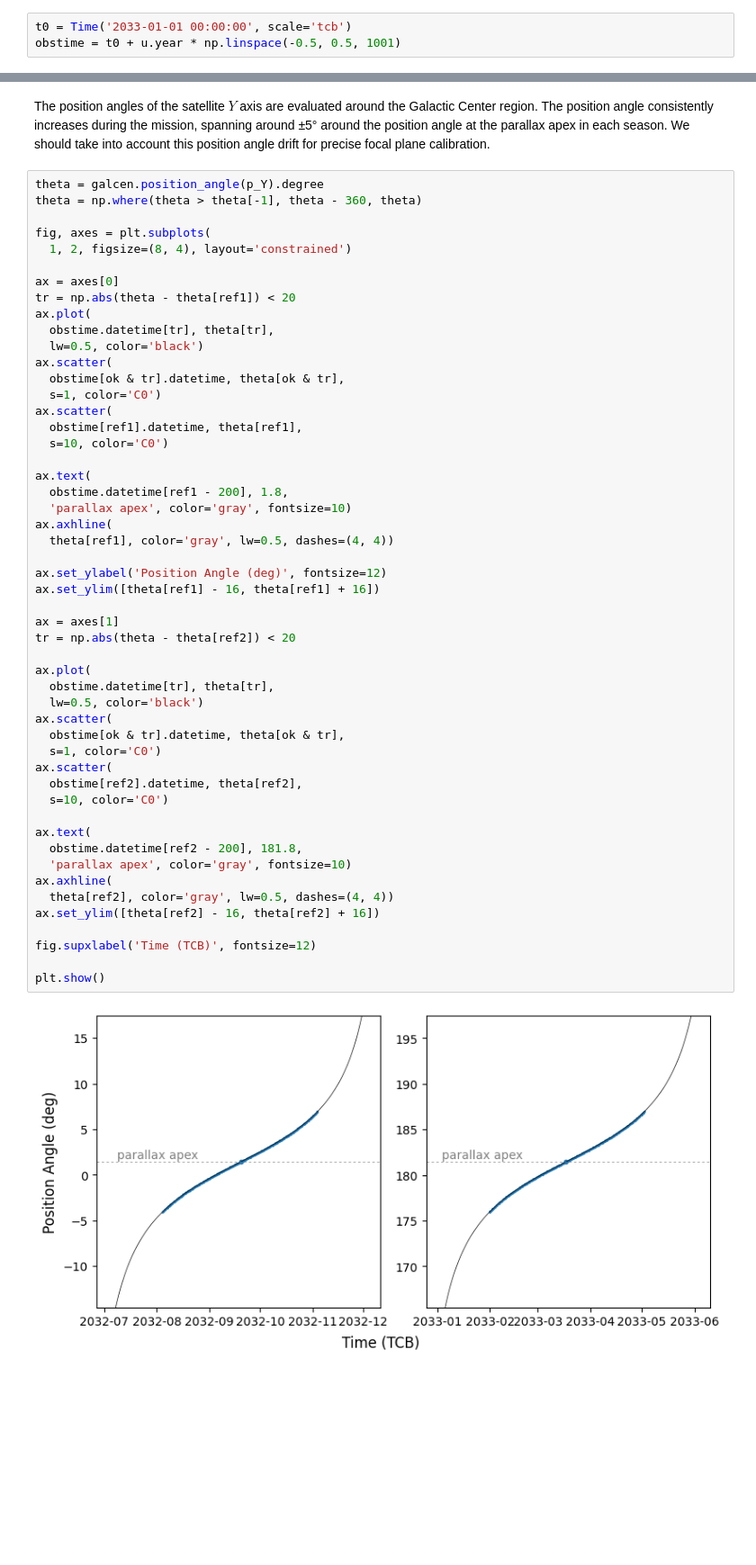
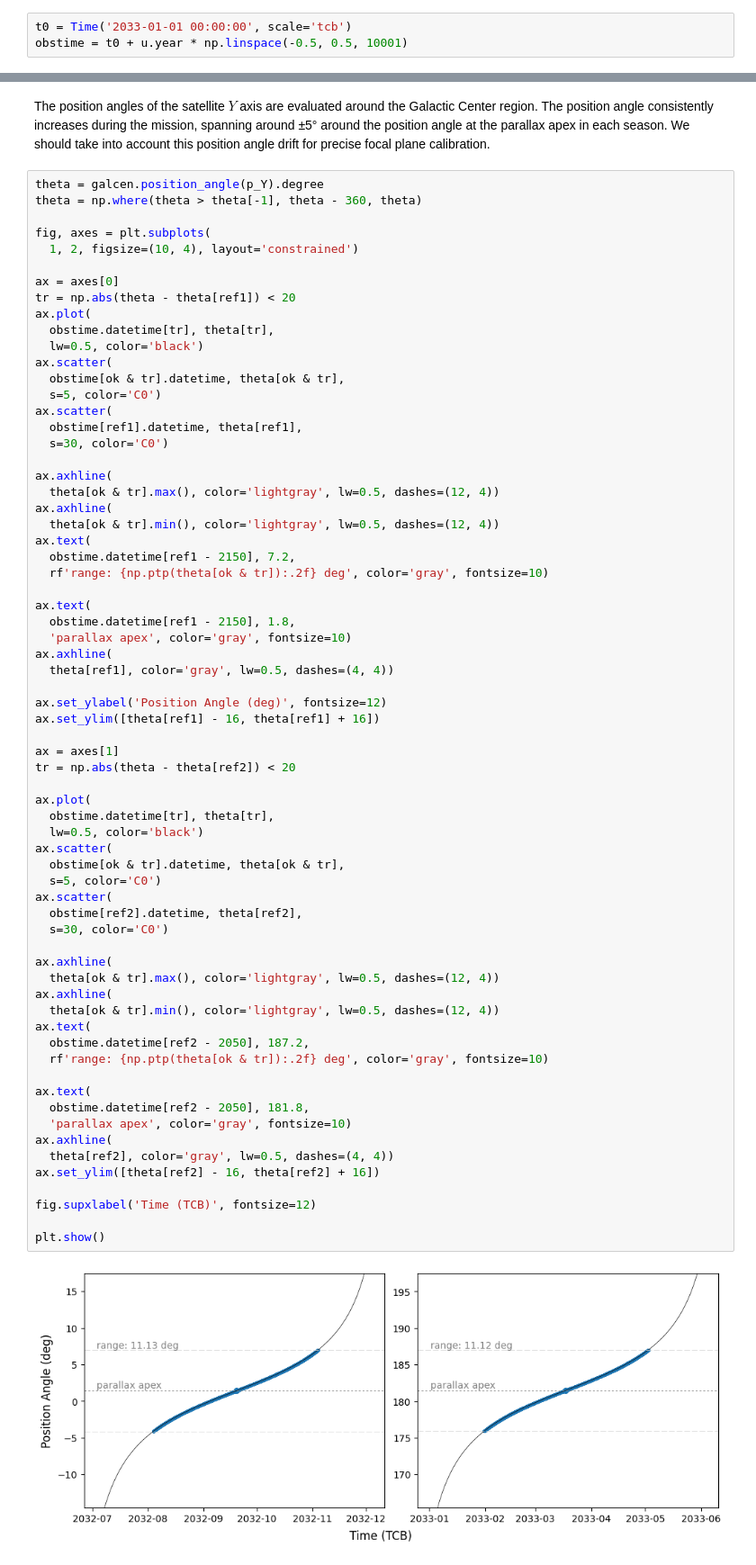
Before and after one commit to JASMINE-Mission/jasmine_toolkit, a Jupyter notebook: notebook/position_angle.ipynb, the cells around one changed output, grey strips where cells are left out. Shown at 90% size. Drawn from its saved outputs; the diff is of its cells as text; blank space fills up the shorter version.

```diff
--- a/notebook/position_angle.ipynb
+++ b/notebook/position_angle.ipynb
@@ -37,7 +37,7 @@ galcen.transform_to(Ecliptic())
 The observation epoch spans 1 year around 2033-01-01.
 # %%
 t0 = Time('2033-01-01 00:00:00', scale='tcb')
-obstime = t0 + u.year * np.linspace(-0.5, 0.5, 1001)
+obstime = t0 + u.year * np.linspace(-0.5, 0.5, 10001)
 # %% [markdown]
 The relative positions of the Earth are obtained by `get_body_barycentric`. For simplicity, we regard them as the heliocentric positions of the Earth. The unit vectors toward the Sun (`p_sun`) are calculated below.
 # %%
@@ -179,7 +179,7 @@ theta = galcen.position_angle(p_Y).degree
 theta = np.where(theta > theta[-1], theta - 360, theta)
 
 fig, axes = plt.subplots(
-  1, 2, figsize=(8, 4), layout='constrained')
+  1, 2, figsize=(10, 4), layout='constrained')
 
 ax = axes[0]
 tr = np.abs(theta - theta[ref1]) < 20
@@ -188,42 +188,58 @@ ax.plot(
   lw=0.5, color='black')
 ax.scatter(
   obstime[ok & tr].datetime, theta[ok & tr],
-  s=1, color='C0')
+  s=5, color='C0')
 ax.scatter(
   obstime[ref1].datetime, theta[ref1],
-  s=10, color='C0')
+  s=30, color='C0')
+
+ax.axhline(
+  theta[ok & tr].max(), color='lightgray', lw=0.5, dashes=(12, 4))
+ax.axhline(
+  theta[ok & tr].min(), color='lightgray', lw=0.5, dashes=(12, 4))
+ax.text(
+  obstime.datetime[ref1 - 2150], 7.2,
+  rf'range: {np.ptp(theta[ok & tr]):.2f} deg', color='gray', fontsize=10)
 
 ax.text(
-  obstime.datetime[ref1 - 200], 1.8,
+  obstime.datetime[ref1 - 2150], 1.8,
   'parallax apex', color='gray', fontsize=10)
 ax.axhline(
   theta[ref1], color='gray', lw=0.5, dashes=(4, 4))
 
 ax.set_ylabel('Position Angle (deg)', fontsize=12)
 ax.set_ylim([theta[ref1] - 16, theta[ref1] + 16])
 
 ax = axes[1]
 tr = np.abs(theta - theta[ref2]) < 20
 
 ax.plot(
   obstime.datetime[tr], theta[tr],
   lw=0.5, color='black')
 ax.scatter(
   obstime[ok & tr].datetime, theta[ok & tr],
-  s=1, color='C0')
+  s=5, color='C0')
 ax.scatter(
   obstime[ref2].datetime, theta[ref2],
-  s=10, color='C0')
+  s=30, color='C0')
+
+ax.axhline(
+  theta[ok & tr].max(), color='lightgray', lw=0.5, dashes=(12, 4))
+ax.axhline(
+  theta[ok & tr].min(), color='lightgray', lw=0.5, dashes=(12, 4))
+ax.text(
+  obstime.datetime[ref2 - 2050], 187.2,
+  rf'range: {np.ptp(theta[ok & tr]):.2f} deg', color='gray', fontsize=10)
 
 ax.text(
-  obstime.datetime[ref2 - 200], 181.8,
+  obstime.datetime[ref2 - 2050], 181.8,
   'parallax apex', color='gray', fontsize=10)
 ax.axhline(
   theta[ref2], color='gray', lw=0.5, dashes=(4, 4))
 ax.set_ylim([theta[ref2] - 16, theta[ref2] + 16])
 
 fig.supxlabel('Time (TCB)', fontsize=12)
 
 plt.show()
 # %% [output]
-[figure, old version]
+[figure, new version]
```
Also changed, not shown: parts of 2 cells of this notebook.
